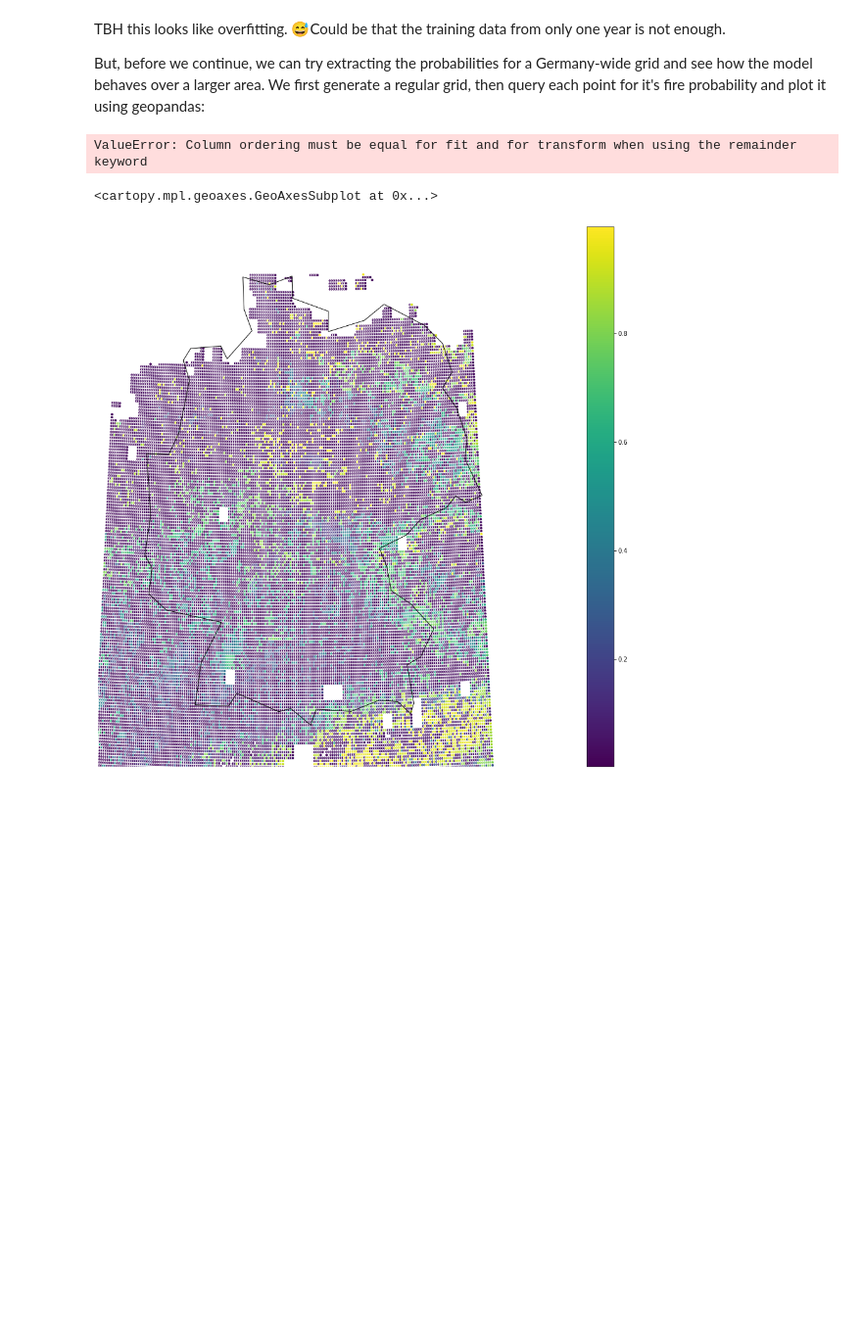
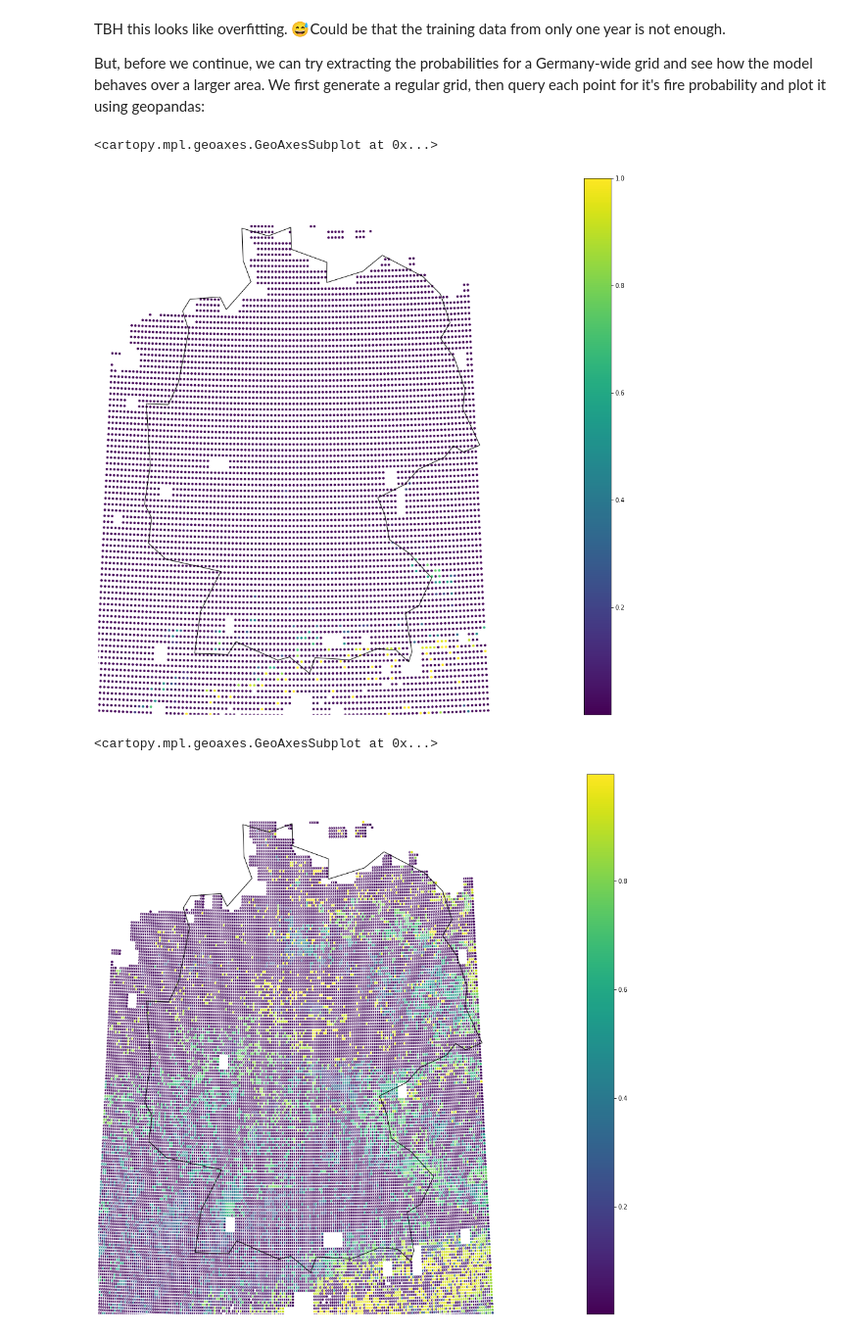
Before and after one commit to v4lli/wildfire-datascience, a Jupyter notebook: OnFire.ipynb, the cells around one changed output. Shown at 98% size. Cells and saved outputs as stored; diff of their text form; code cells hidden in the pictures; blank space fills up the shorter version.

Commit message:
import current version

```diff
--- a/OnFire.ipynb
+++ b/OnFire.ipynb
@@ -383,19 +400,20 @@ pd.plotting.scatter_matrix(df[['x_dewpoint', 'x_temp', 'x_pressure', 'x_soilmois
 # %%
 # remove all uncertain events, leave all confirmed in
 #print(len(df))
-#df = df[(df.confidence != 'l') | (df.x_confirmed == True)]
-#df = df[(df.confidence != 'n') | (df.x_confirmed == True)]
+#df_conf = df[(df.confidence != 'l') | (df.x_confirmed == True)]
+#df_conf = df_conf[(df_conf.confidence != 'n') | (df_conf.x_confirmed == True)]
 #print(len(df))
 df["confidence"] = df["confidence"].replace("l", '1')
 df["confidence"] = df["confidence"].replace("n", '50')
 df["confidence"] = df["confidence"].replace("h", '99').astype('int32')
-#df = df[(df.confidence > 60) | (df.x_confirmed == True)]
-#print(len(df))
+print(len(df))
+df_conf = df[(df.confidence > 60) | (df.x_confirmed == True)]
+df_conf = df_conf[df_conf.x_landuse != "220"]
 
 #print(len(df))
 # remove all unconfirmed, HIGH confidence ones to leave only unconfirmed, low-confidence ones
 #df_filtered = df[(                (df.confidence < 10 )         ) | (df.x_confirmed == True)]
-len(df)
+len(df_conf)
 
 #df = df[type(df.confidence) == "int" & df.confidence < '50']
 # %% [output]
@@ -410,7 +422,7 @@ len(df)
 # %%
-print(len(df))
-c = df.dropna()
-print(len(c))
+print(len(df_conf))
+c_conf = df_conf.dropna()
+print(len(c_conf))
 
 transform = make_column_transformer(
     (MinMaxScaler(), ['x_temp', 'x_pressure', 'x_soilmoisture', 'x_dewpoint', 'x_wind']),
@@ -422,6 +434,6 @@ transform = make_column_transformer(
 # %%
 import numpy as np
-X_train, X_test, y_train, y_test = train_test_split(c, c.x_confirmed, test_size=0.3)
+X_train, X_test, y_train, y_test = train_test_split(c_conf, c_conf.x_confirmed, test_size=0.3)
 
 from sklearn.pipeline import make_pipeline
 from sklearn.metrics import accuracy_score, classification_report
@@ -470,10 +488,10 @@ for i in log_progress(range(150)):
 # %%
 #Remove lines with NaN values.
 
-import pandas as pd
-germany_pd = pd.DataFrame(juni)
-germany_pd = germany_pd[np.isfinite(germany_pd['latitude'])]
-preds = model.predict_proba(fail)
+#import pandas as pd
+#germany_pd = pd.DataFrame(juni)
+#germany_pd = germany_pd[np.isfinite(germany_pd['latitude'])]
+#preds = model.predict_proba(fail)
 #grid = fail.insert(3, "fire_risk_inv", preds[:, 1])
 
 #fail = pd.DataFrame(f).reindex_like(c)
@@ -501,5 +519,3 @@ preds = model.predict_proba(fail)
 #fail.x_landuse.unique()
 #fail = fail.dropna(subset=['x_landuse'])
 #fail = fail[fail.x_landuse != "220"]
-# %% [output]
-ValueError: Column ordering must be equal for fit and for transform when using the remainder keyword
@@ -519,3 +525,36 @@ gdf = geopandas.GeoDataFrame(fail, geometry=geopandas.points_from_xy(fail.longit
+# %%
+import geoplot
+import geopandas
+import geoplot.crs as gcrs
+%matplotlib inline
+import pandas as pd
+
+single_day_pd = pd.DataFrame(single_day).assign(confidence=1)
+single_day_pd = single_day_pd[np.isfinite(single_day_pd['latitude'])]
+single_day_pd = single_day_pd[single_day_pd.x_landuse != "220"]
+single_day_pd = single_day_pd.dropna()
+single_day_pd_preds = model.predict_proba(single_day_pd[c_conf.keys()])
+single_day_pd.insert(3, "fire_risk_inv", single_day_pd_preds[:, 1])
+
+#gdf = geopandas.GeoDataFrame(single_day_grid, geometry=geopandas.points_from_xy(single_day_pd.longitude, single_day_pd.latitude))
+
+world = geopandas.read_file(
+    geopandas.datasets.get_path('naturalearth_lowres')
+)
+
+gdf = geopandas.GeoDataFrame(single_day_pd, geometry=geopandas.points_from_xy(single_day_pd.longitude, single_day_pd.latitude))
+
+germany = world.query('name == "Germany"')
+
+ax = geoplot.pointplot(
+    gdf, cmap='viridis',
+    projection=geoplot.crs.AlbersEqualArea(),
+    hue="fire_risk_inv", legend=True, edgecolor='white', figsize=(32,16))
+
+geoplot.polyplot(germany, ax=ax, zorder=1)
+# %% [output]
+<cartopy.mpl.geoaxes.GeoAxesSubplot at 0x...>
+[figure, added]
 # %%
 #africa = world.query('continent == "Europe"')
 #ax = geoplot.cartogram(
```
Also changed, not shown: parts of 23 cells of this notebook, 1 other file.
